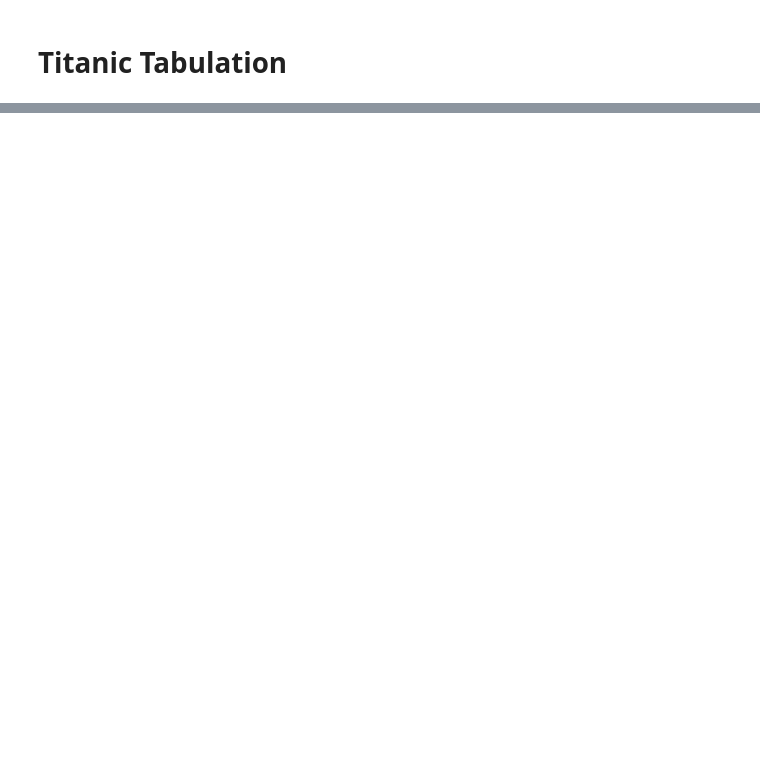
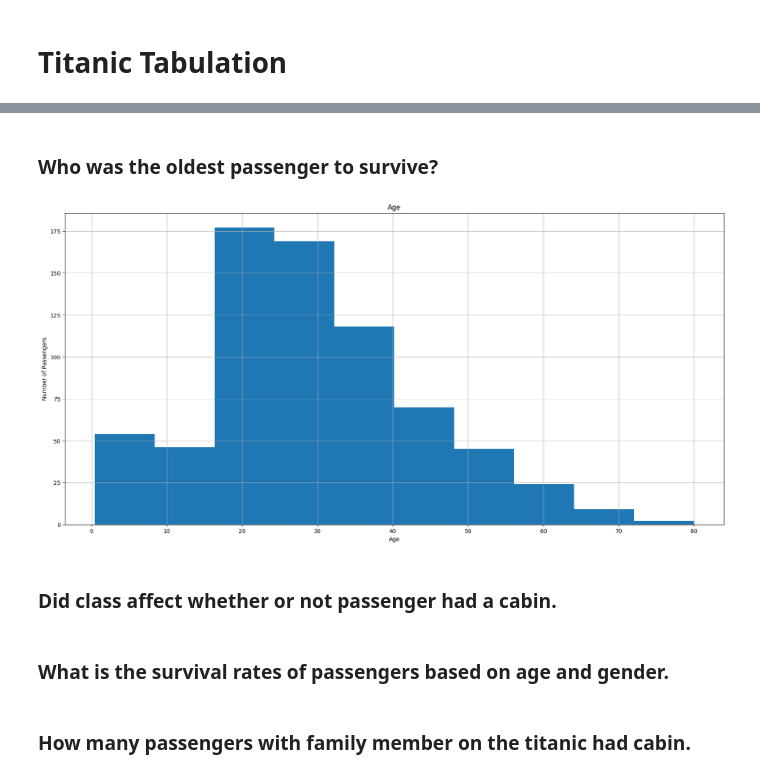
Before and after one commit to leidoe07/unit-3-data-science, a Jupyter notebook: 02_titanic.ipynb, the cells around one changed output, grey strips where cells are left out. Drawn from its saved outputs; the diff is of its cells as text; code cells hidden in the pictures; blank space fills up the shorter version.

```diff
--- a/02_titanic.ipynb
+++ b/02_titanic.ipynb
@@ -16,0 +19,16 @@ AttributeError: module 'pandas' has no attribute 'pie'
+# %% [markdown]
+###    Who was the oldest passenger to survive?
+# %%
+passenger_age = titanic_df.groupby('Age')
+titanic_df.hist("Age", figsize=(21,  10))
+plt.xlabel('Age')
+plt.ylabel('Number of Passengers')
+plt.show()
+# %% [output]
+[figure, added]
+# %% [markdown]
+ ### Did class affect whether or not passenger had a cabin.
+# %% [markdown]
+### What is the survival rates of passengers based on age and gender.
+# %% [markdown]
+###    How many passengers with family member on the titanic had cabin.
```
Also changed, not shown: parts of 4 cells of this notebook.
